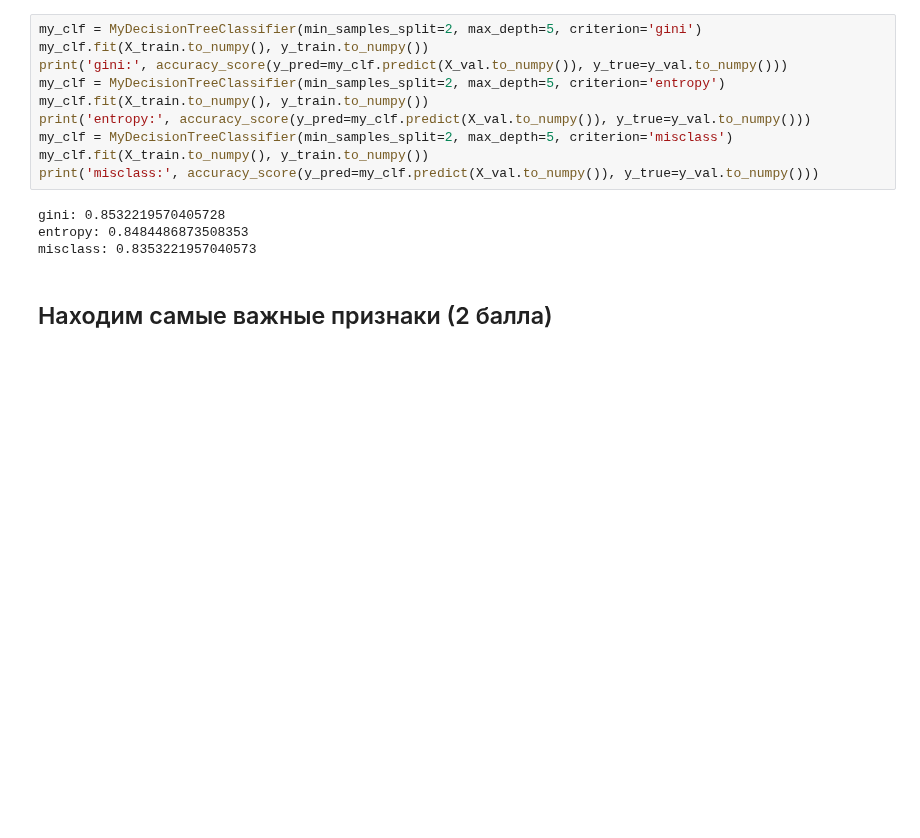
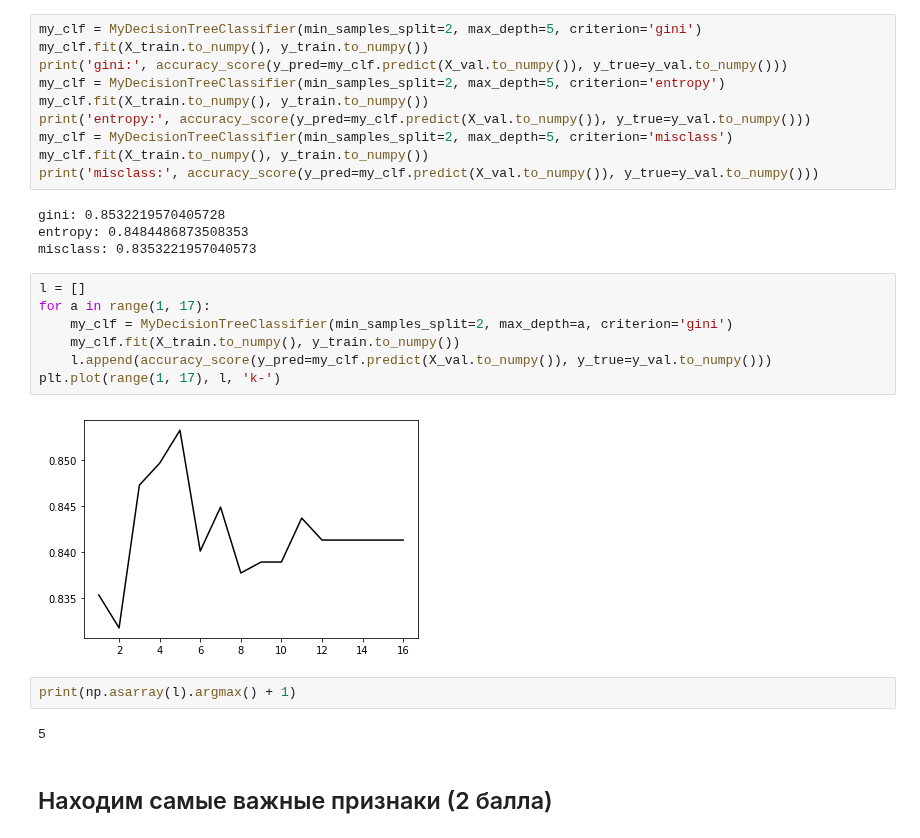
Before and after one commit to v-yankovskij/sphere-dm-2020, a Jupyter notebook: 03/yankovskiy_hw3.ipynb, the cells around one changed output. Cells and saved outputs as stored; diff of their text form; blank space fills up the shorter version.

```diff
--- a/03/yankovskiy_hw3.ipynb
+++ b/03/yankovskiy_hw3.ipynb
@@ -228,6 +228,19 @@ print('misclass:', accuracy_score(y_pred=my_clf.predict(X_val.to_numpy()), y_tru
 gini: 0.8532219570405728
 entropy: 0.8484486873508353
 misclass: 0.8353221957040573
+# %%
+l = []
+for a in range(1, 17):
+    my_clf = MyDecisionTreeClassifier(min_samples_split=2, max_depth=a, criterion='gini')
+    my_clf.fit(X_train.to_numpy(), y_train.to_numpy())
+    l.append(accuracy_score(y_pred=my_clf.predict(X_val.to_numpy()), y_true=y_val.to_numpy()))
+plt.plot(range(1, 17), l, 'k-')
+# %% [output]
+[figure, added]
+# %%
+print(np.asarray(l).argmax() + 1)
+# %% [output]
+5
 # %% [markdown]
 ## Находим самые важные признаки (2 балла)
 # %% [markdown]
```
